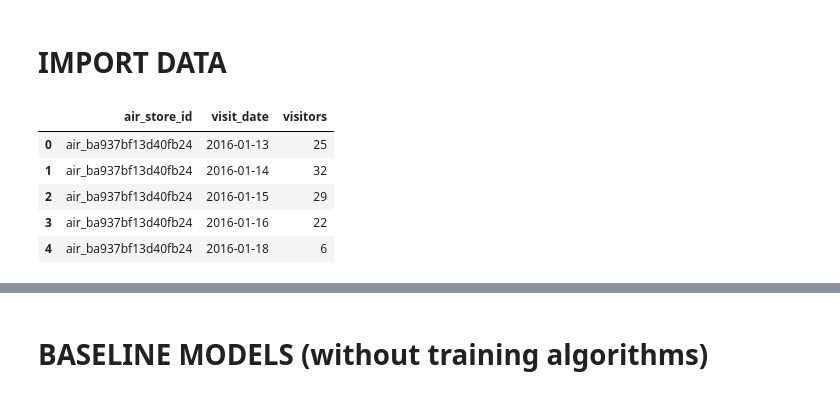
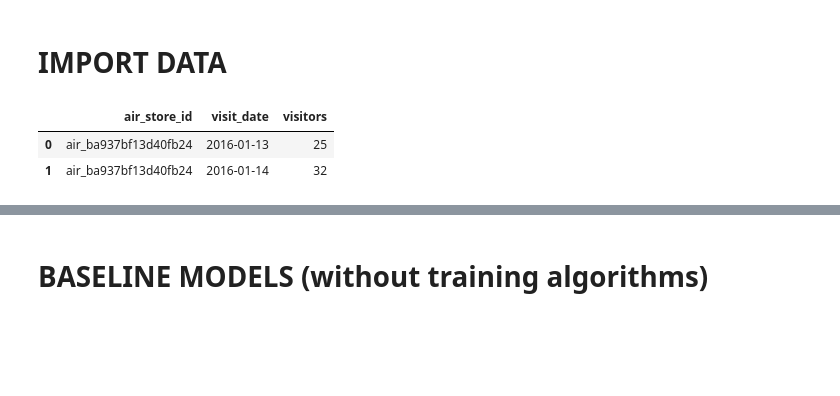
Before and after one commit to GlobalMaksimum/turkcell-workshop, a Jupyter notebook: samet/timeseries_models.ipynb, the cells around one changed output, grey strips where cells are left out. Saved outputs shown, nothing was run; the diff lists cells and outputs as text; code cells hidden in the pictures; blank space fills up the shorter version.

```diff
--- a/samet/timeseries_models.ipynb
+++ b/samet/timeseries_models.ipynb
@@ -48,11 +47,8 @@ holidays = pd.read_csv(os.path.join(path_input,'date_info.csv.gz'))
 store_ids = pd.read_csv(os.path.join(path_input,'store_id_relation.csv.gz'))
 test = pd.read_csv(os.path.join(path_input,'sample_submission.csv.gz'))
 # %%
-air_visits.head()
+air_visits.head(2)
 # %% [output]
 |  | air_store_id | visit_date | visitors |
 | 0 | air_ba937bf13d40fb24 | 2016-01-13 | 25 |
 | 1 | air_ba937bf13d40fb24 | 2016-01-14 | 32 |
-| 2 | air_ba937bf13d40fb24 | 2016-01-15 | 29 |
-| 3 | air_ba937bf13d40fb24 | 2016-01-16 | 22 |
-| 4 | air_ba937bf13d40fb24 | 2016-01-18 | 6 |
```
Also changed, not shown: parts of 17 cells of this notebook, 3 other files.
